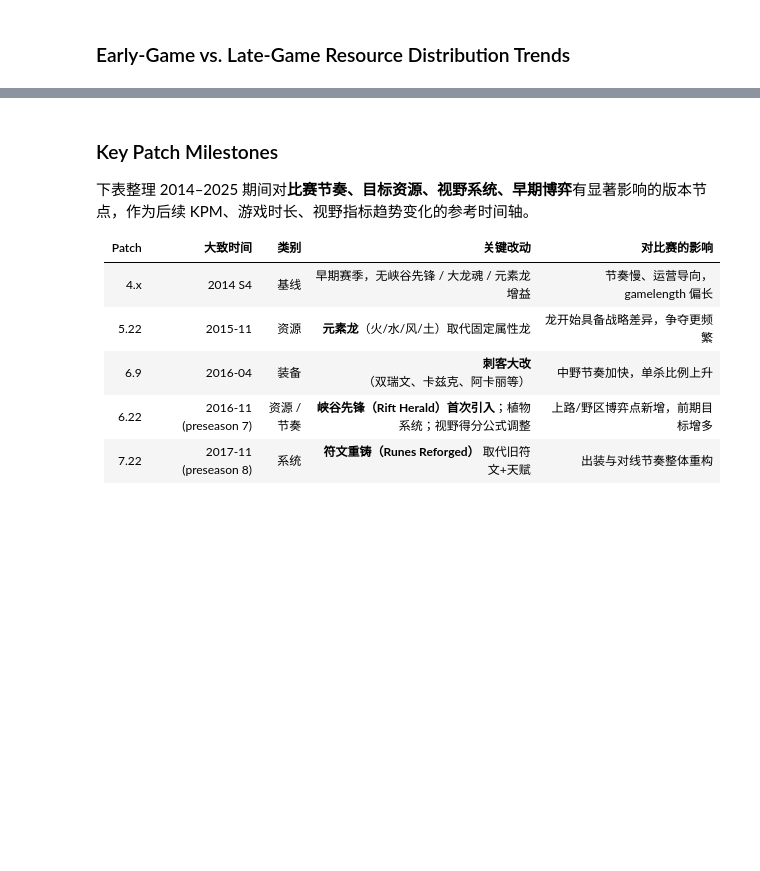
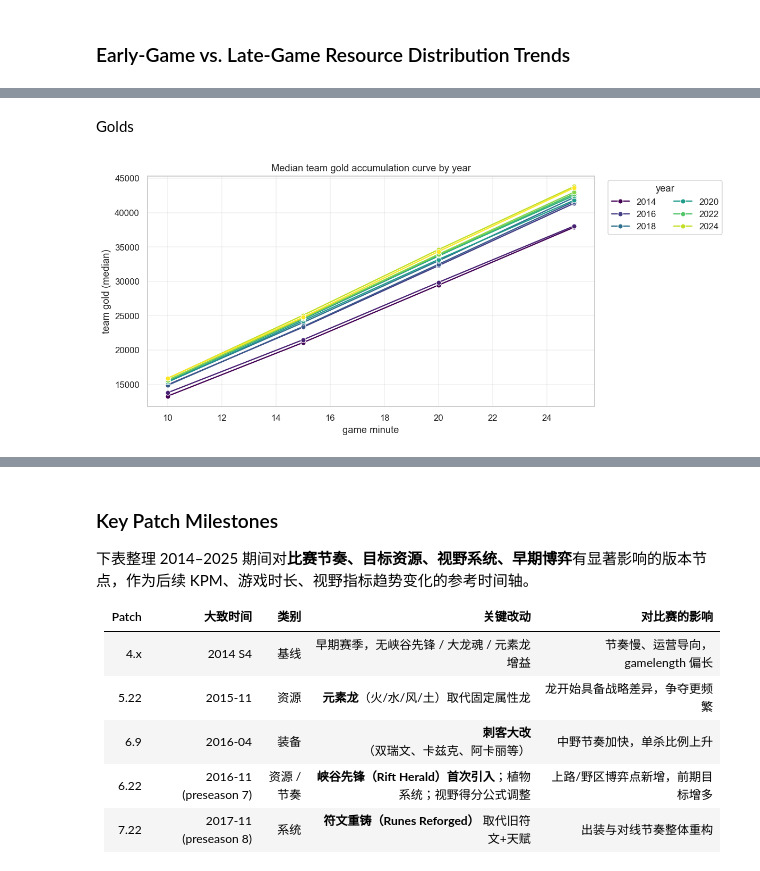
Before and after one commit to LUNARKN1GHT/lol_esports, a Jupyter notebook: lol_esports.ipynb, the cells around one changed output, grey strips where cells are left out. Cells and saved outputs as stored; diff of their text form; code cells hidden in the pictures; blank space fills up the shorter version.

```diff
--- a/lol_esports.ipynb
+++ b/lol_esports.ipynb
@@ -359,0 +365,17 @@ plt.show()
+# %%
+snap = standard_clean(df).pipe(require_snapshots).pipe(get_team_rows).pipe(add_region)
+
+snapshot_cols = [
+    "goldat10",
+    "goldat15",
+    "goldat20",
+    "goldat25",
+    "xpat10",
+    "xpat15",
+    "xpat20",
+    "xpat25",
+]
+
+print(f"Games with snapshot data: {snap['gameid'].nunique():,}")
+print("\nSnapshot coverage by year:")
+print(snap.drop_duplicates("gameid").groupby("year").size())
@@ -359,0 +400,28 @@ plt.show()
+# %% [markdown]
+Golds
+# %%
+gold_cols = ["goldat10", "goldat15", "goldat20", "goldat25"]
+gold_by_year = snap.groupby("year")[gold_cols].median()
+gold_long = gold_by_year.reset_index().melt(id_vars="year", var_name="snapshot", value_name="gold")
+gold_long["minute"] = gold_long["snapshot"].str.extract(r"(\d+)").astype(int)
+gold_long["year"] = gold_long["year"].astype(str)
+
+fig, ax = plt.subplots(figsize=(11, 5))
+sns.lineplot(
+    data=gold_long,
+    x="minute",
+    y="gold",
+    hue="year",
+    palette="viridis",
+    marker="o",
+    ax=ax,
+)
+ax.set_title("Median team gold accumulation curve by year")
+ax.set_xlabel("game minute")
+ax.set_ylabel("team gold (median)")
+ax.grid(alpha=0.3)
+ax.legend(title="year", bbox_to_anchor=(1.02, 1), loc="upper left", ncols=2)
+plt.tight_layout()
+plt.show()
+# %% [output]
+[figure, added]
```
Also changed, not shown: parts of 8 cells of this notebook, 1 other file.
